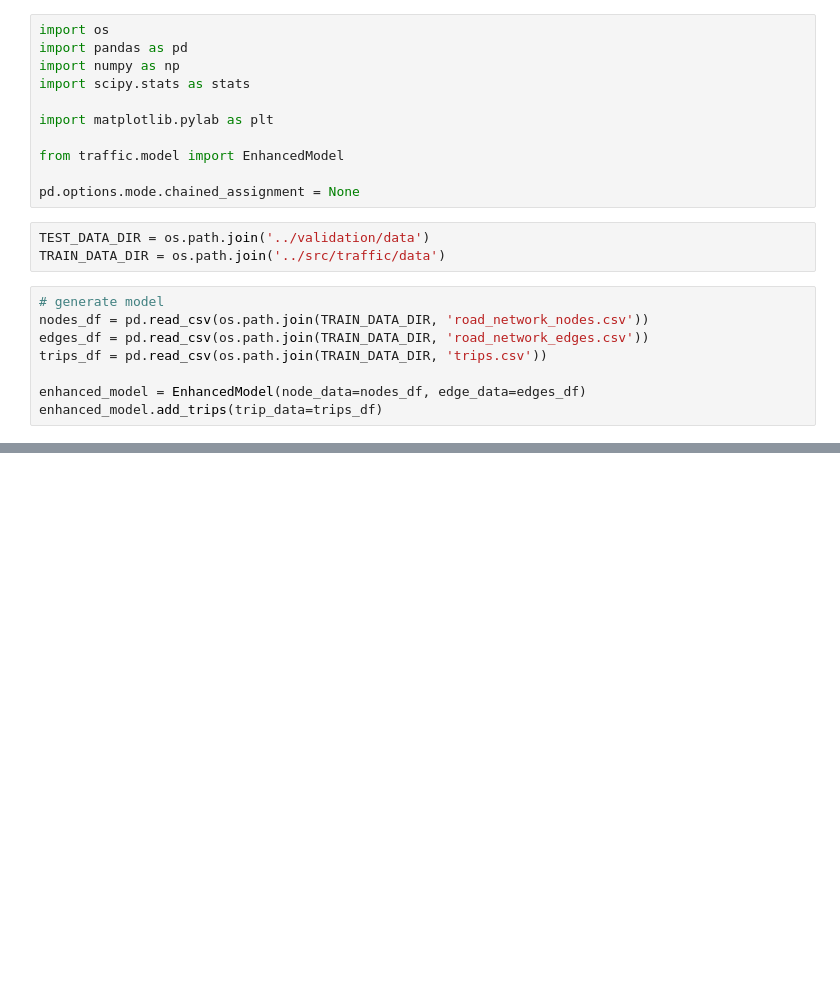
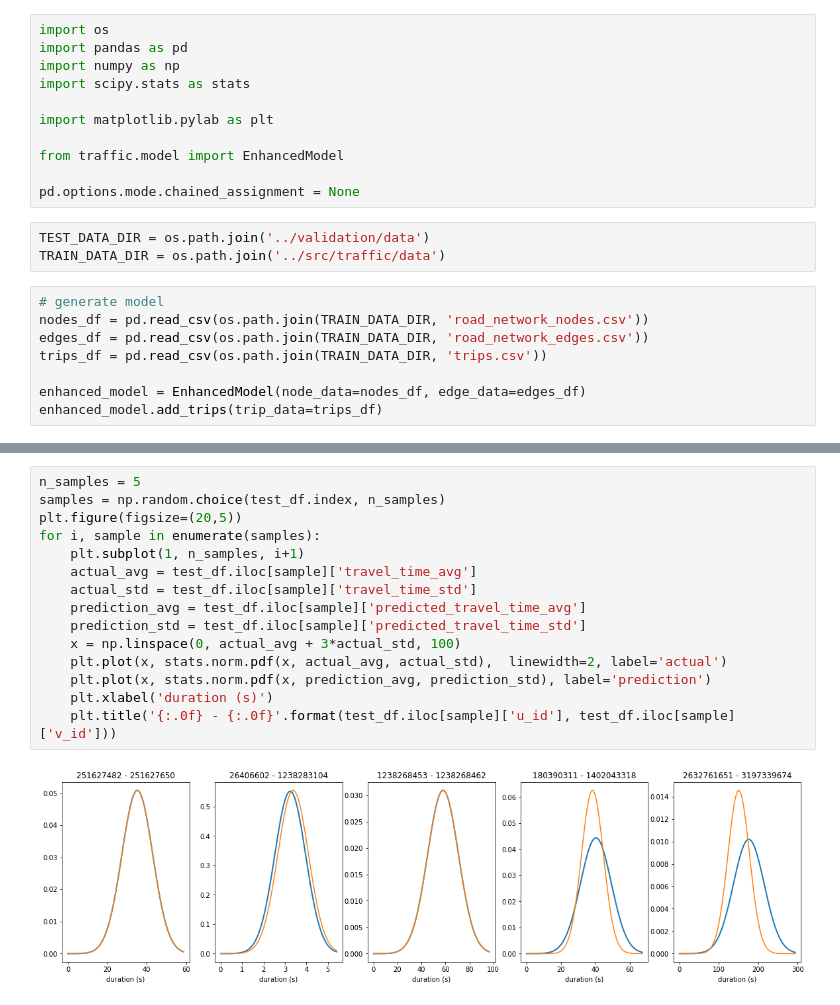
Before and after one commit to jimparr19/traffic, a Jupyter notebook: notebooks/1.Validation.ipynb, the cells around one changed output, grey strips where cells are left out. Drawn from its saved outputs; the diff is of its cells as text; blank space fills up the shorter version.

```diff
--- a/notebooks/1.Validation.ipynb
+++ b/notebooks/1.Validation.ipynb
@@ -41,3 +41,20 @@ test_df.head()
+# %%
+n_samples = 5
+samples = np.random.choice(test_df.index, n_samples)
+plt.figure(figsize=(20,5))
+for i, sample in enumerate(samples):
+    plt.subplot(1, n_samples, i+1)
+    actual_avg = test_df.iloc[sample]['travel_time_avg']
+    actual_std = test_df.iloc[sample]['travel_time_std']
+    prediction_avg = test_df.iloc[sample]['predicted_travel_time_avg']
+    prediction_std = test_df.iloc[sample]['predicted_travel_time_std']
+    x = np.linspace(0, actual_avg + 3*actual_std, 100)
+    plt.plot(x, stats.norm.pdf(x, actual_avg, actual_std),  linewidth=2, label='actual')
+    plt.plot(x, stats.norm.pdf(x, prediction_avg, prediction_std), label='prediction')
+    plt.xlabel('duration (s)')
+    plt.title('{:.0f} - {:.0f}'.format(test_df.iloc[sample]['u_id'], test_df.iloc[sample]['v_id']))
+# %% [output]
+[figure, added]
 # %%
 # mae
 test_df['travel_time_avg_err'].abs().mean()
```
Also changed, not shown: parts of 3 cells of this notebook, 1 other file.
